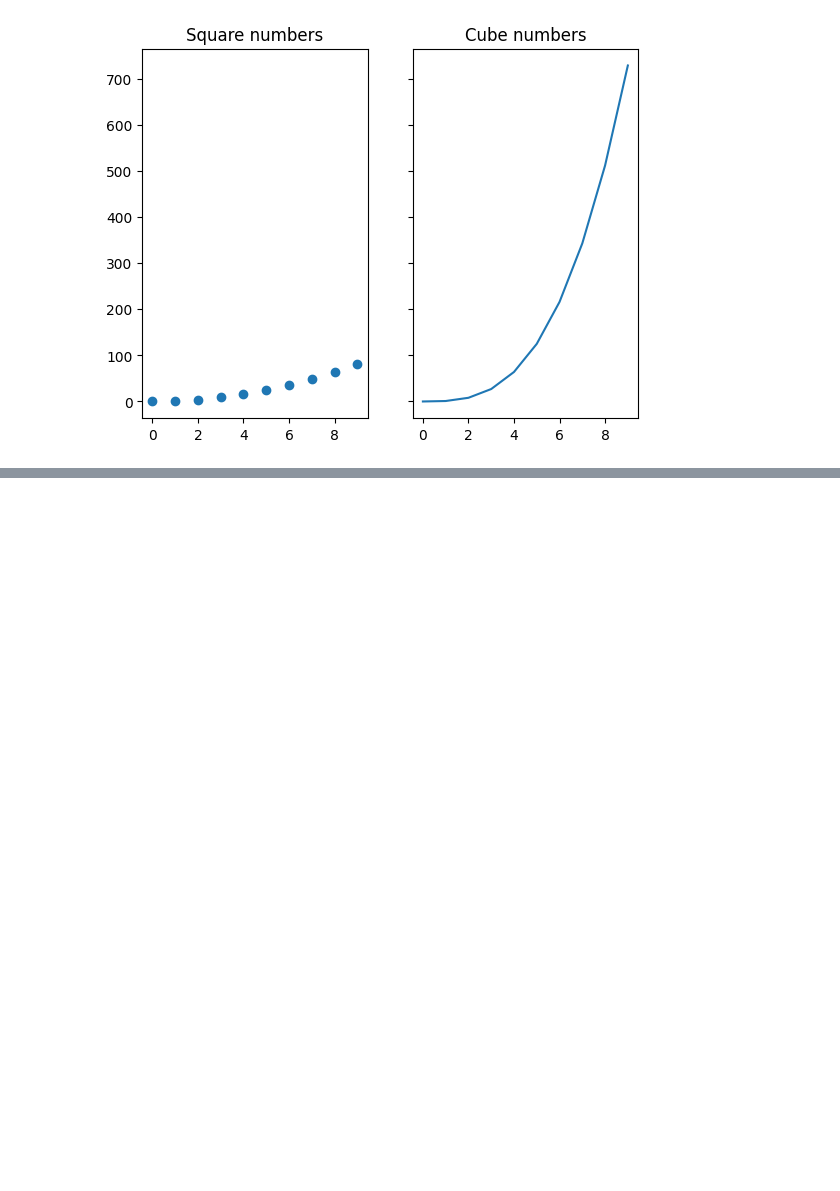
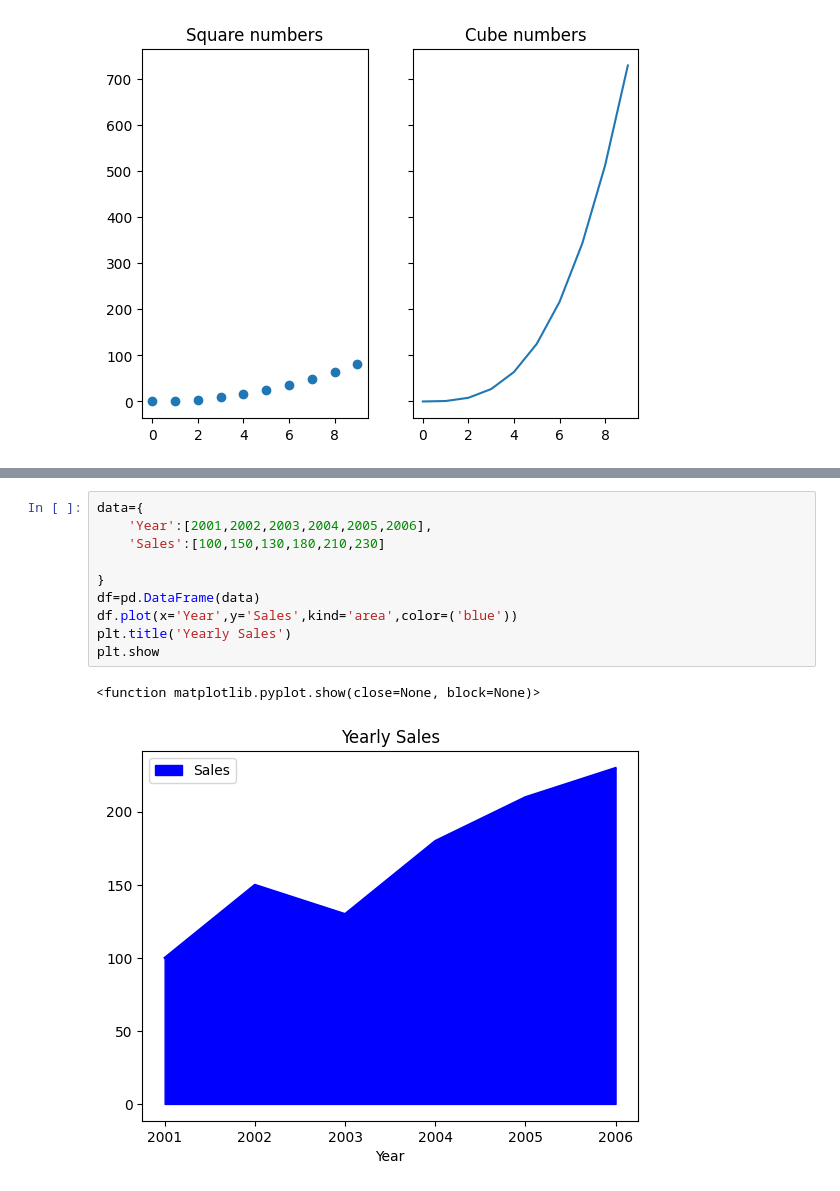
Before and after one commit to plavez/Jupyter, a Jupyter notebook: Matplotlib Examples.ipynb, the cells around one changed output, grey strips where cells are left out. Drawn from its saved outputs; the diff is of its cells as text; blank space fills up the shorter version.

```diff
--- a/Matplotlib Examples.ipynb
+++ b/Matplotlib Examples.ipynb
@@ -57,0 +84,13 @@ plt.show()
+# %%
+data={
+    'Year':[2001,2002,2003,2004,2005,2006],
+    'Sales':[100,150,130,180,210,230]
+
+}
+df=pd.DataFrame(data)
+df.plot(x='Year',y='Sales',kind='area',color=('blue'))
+plt.title('Yearly Sales')
+plt.show
+# %% [output]
+<function matplotlib.pyplot.show(close=None, block=None)>
+[figure, added]
```
Also changed, not shown: parts of 3 cells of this notebook.
